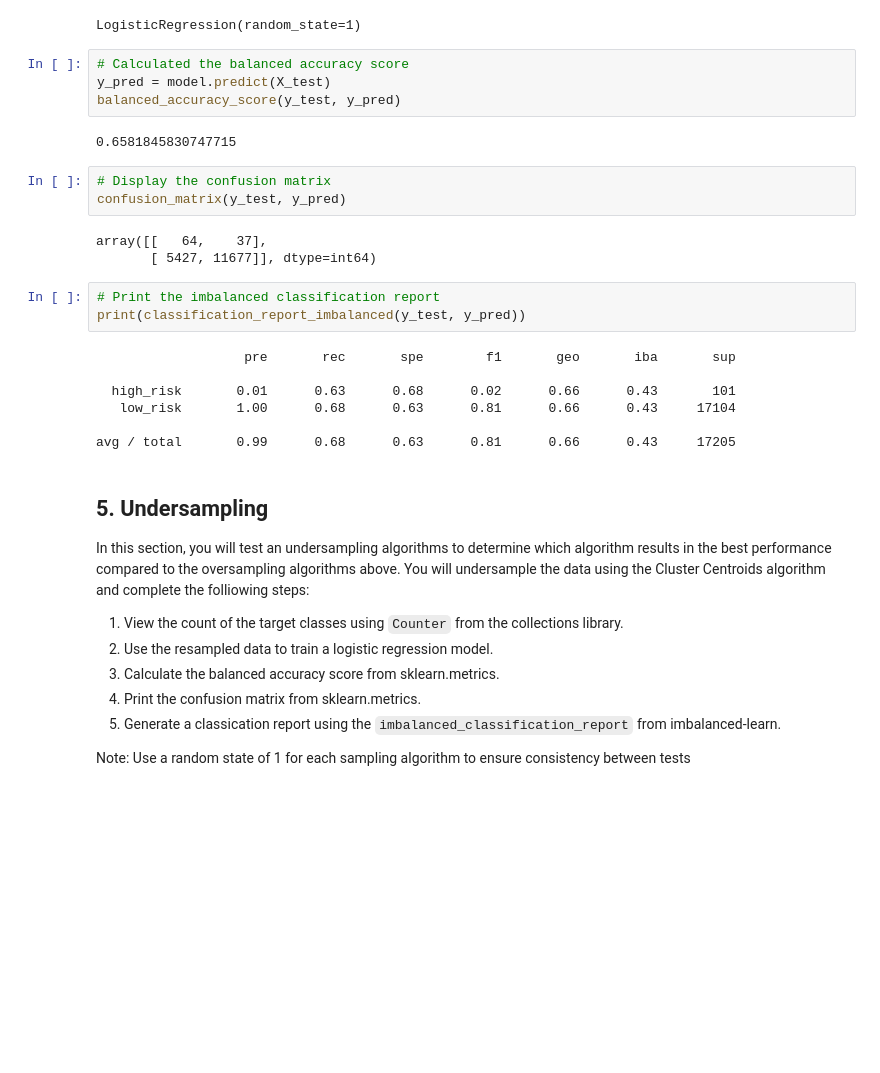
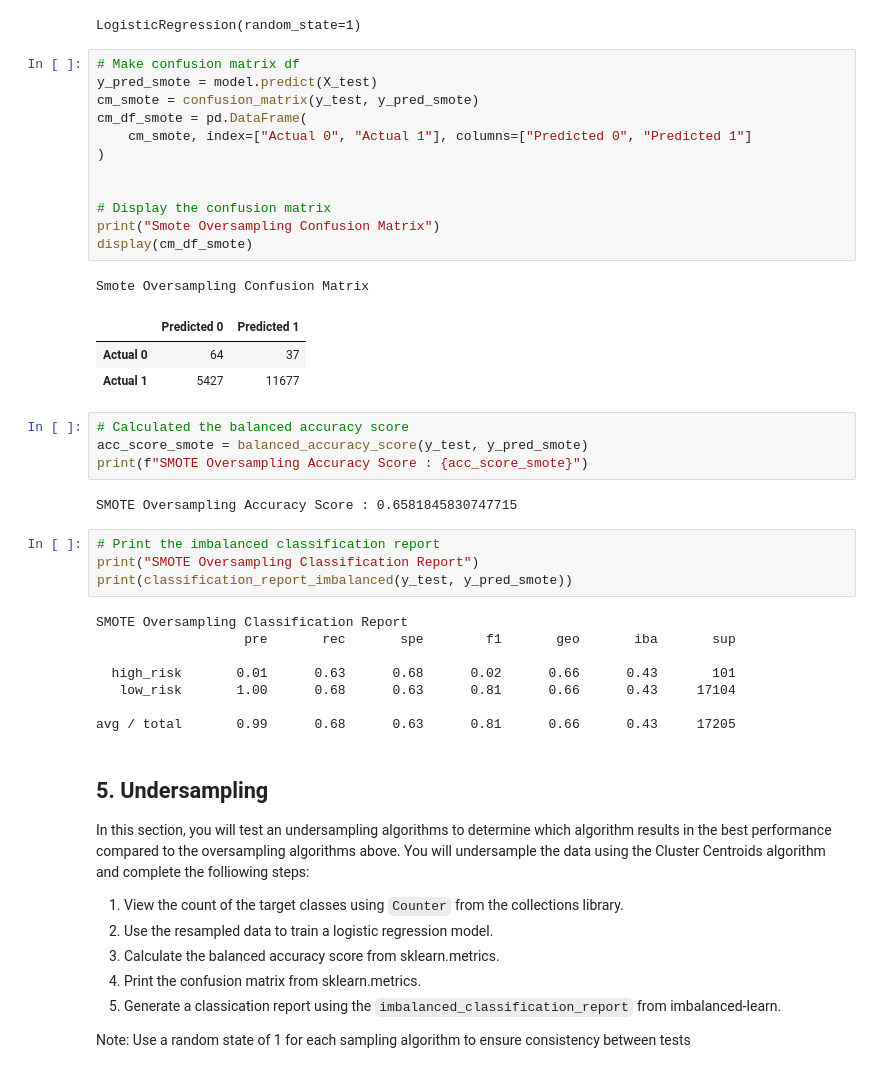
Before and after one commit to nsmeltz/Credit_Risk_Analysis, a Jupyter notebook: credit_risk_resampling.ipynb, the cells around one changed output. Saved outputs shown, nothing was run; the diff lists cells and outputs as text; blank space fills up the shorter version.

```diff
--- a/credit_risk_resampling.ipynb
+++ b/credit_risk_resampling.ipynb
@@ -232,22 +245,35 @@ model = LogisticRegression(solver='lbfgs', random_state=1)
 model.fit(X_resampled, y_resampled)
 # %% [output]
 LogisticRegression(random_state=1)
+# %%
+# Make confusion matrix df
+y_pred_smote = model.predict(X_test)
+cm_smote = confusion_matrix(y_test, y_pred_smote)
+cm_df_smote = pd.DataFrame(
+    cm_smote, index=["Actual 0", "Actual 1"], columns=["Predicted 0", "Predicted 1"]
+)
+
+
+# Display the confusion matrix
+print("Smote Oversampling Confusion Matrix")
+display(cm_df_smote)
+# %% [output]
+Smote Oversampling Confusion Matrix
+|  | Predicted 0 | Predicted 1 |
+| Actual 0 | 64 | 37 |
+| Actual 1 | 5427 | 11677 |
 # %%
 # Calculated the balanced accuracy score
-y_pred = model.predict(X_test)
-balanced_accuracy_score(y_test, y_pred)
+acc_score_smote = balanced_accuracy_score(y_test, y_pred_smote)
+print(f"SMOTE Oversampling Accuracy Score : {acc_score_smote}")
 # %% [output]
-0.6581845830747715
+SMOTE Oversampling Accuracy Score : 0.6581845830747715
-# %%
-# Display the confusion matrix
-confusion_matrix(y_test, y_pred)
-# %% [output]
-array([[   64,    37],
-       [ 5427, 11677]], dtype=int64)
 # %%
 # Print the imbalanced classification report
-print(classification_report_imbalanced(y_test, y_pred))
+print("SMOTE Oversampling Classification Report")
+print(classification_report_imbalanced(y_test, y_pred_smote))
 # %% [output]
+SMOTE Oversampling Classification Report
                    pre       rec       spe        f1       geo       iba       sup
 
   high_risk       0.01      0.63      0.68      0.02      0.66      0.43       101
```
Also changed, not shown: parts of 12 cells of this notebook.
